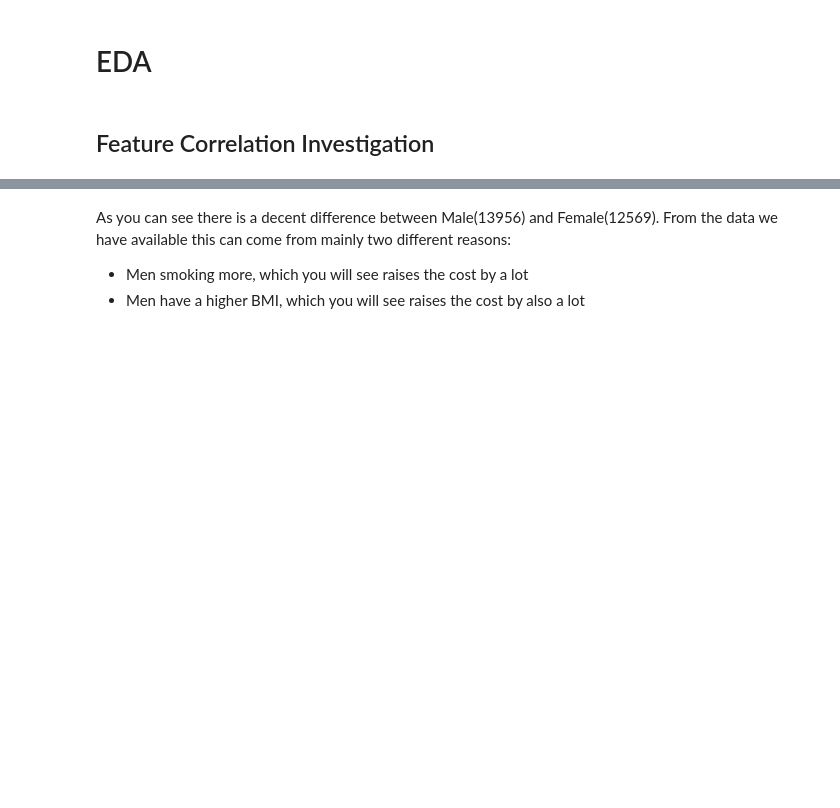
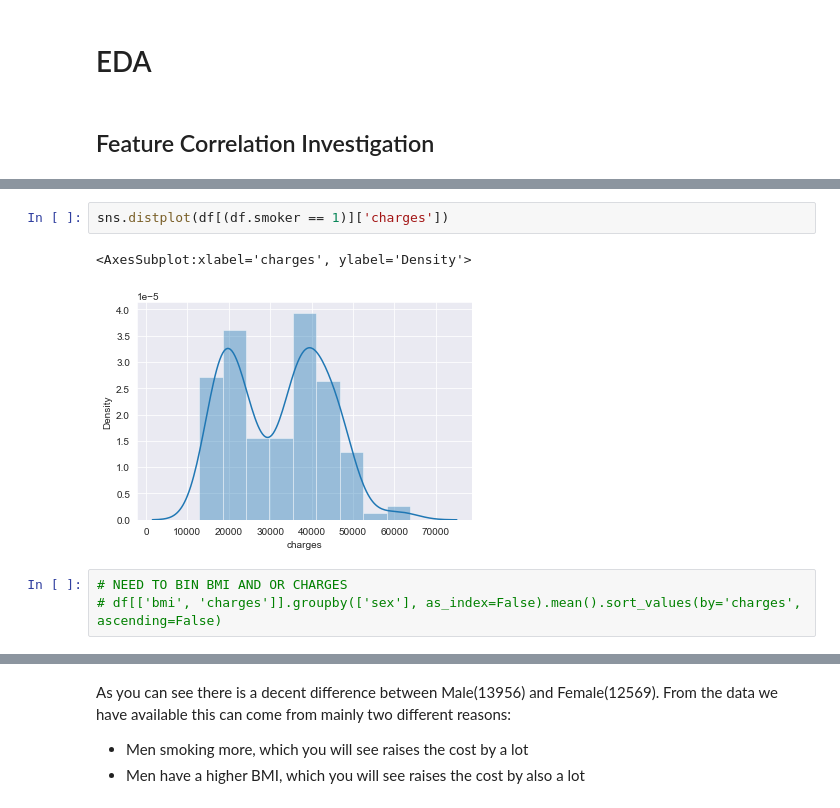
Before and after one commit to Markuski2023/MLGit, a Jupyter notebook: regression.ipynb, the cells around one changed output, grey strips where cells are left out. Saved outputs shown, nothing was run; the diff lists cells and outputs as text; blank space fills up the shorter version.

```diff
--- a/regression.ipynb
+++ b/regression.ipynb
@@ -182,0 +198,8 @@ df_z_score = z_score_normalizing(df)
+# %%
+sns.distplot(df[(df.smoker == 1)]['charges'])
+# %% [output]
+<AxesSubplot:xlabel='charges', ylabel='Density'>
+[figure, added]
+# %%
+# NEED TO BIN BMI AND OR CHARGES
+# df[['bmi', 'charges']].groupby(['sex'], as_index=False).mean().sort_values(by='charges', ascending=False)
```
Also changed, not shown: parts of 27 cells of this notebook, 1 other file.
